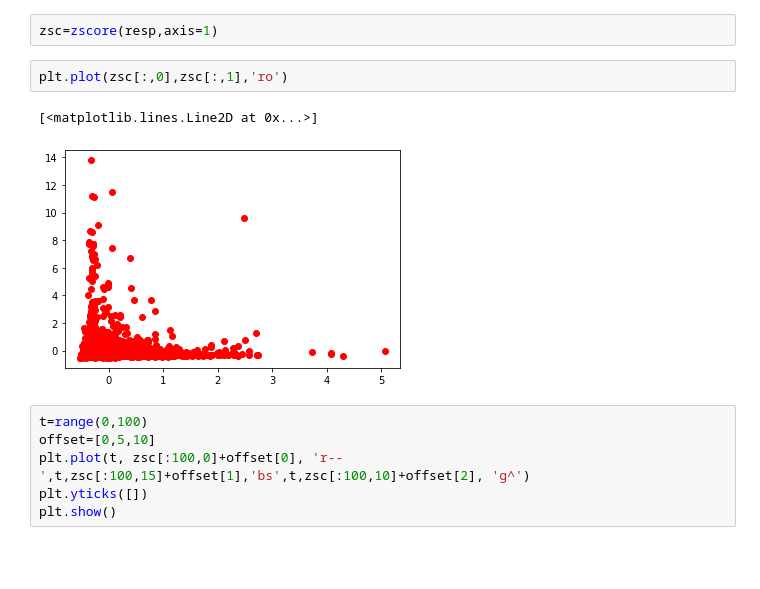
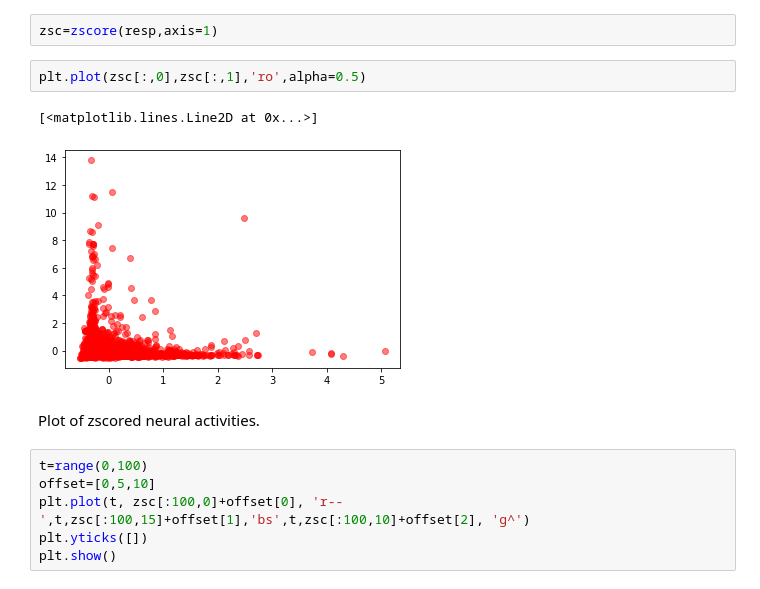
Before and after one commit to mariakesa/MatplotlibForNeuroscientists, a Jupyter notebook: StringerEtAl2018.ipynb, the cells around one changed output. Cells and saved outputs as stored; diff of their text form; blank space fills up the shorter version.

```diff
--- a/StringerEtAl2018.ipynb
+++ b/StringerEtAl2018.ipynb
@@ -58,10 +60,12 @@ The Matplotlib book can be found here https://matplotlib.org/2.0.2/Matplotlib.pd
 # %%
 zsc=zscore(resp,axis=1)
 # %%
-plt.plot(zsc[:,0],zsc[:,1],'ro')
+plt.plot(zsc[:,0],zsc[:,1],'ro',alpha=0.5)
 # %% [output]
 [<matplotlib.lines.Line2D at 0x...>]
-[figure, old version]
+[figure, new version]
+# %% [markdown]
+Plot of zscored neural activities.
 # %%
 t=range(0,100)
 offset=[0,5,10]
```
Also changed, not shown: parts of 9 cells of this notebook.
